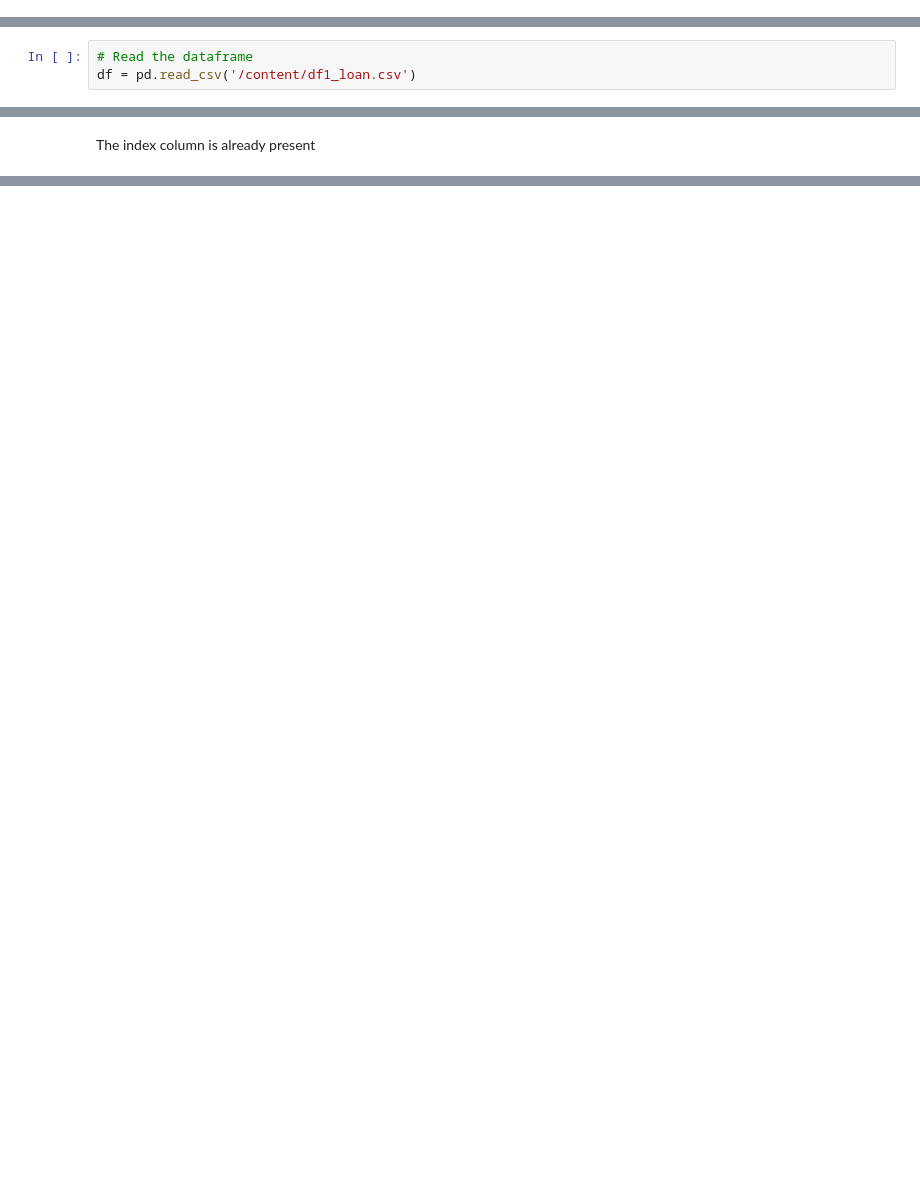
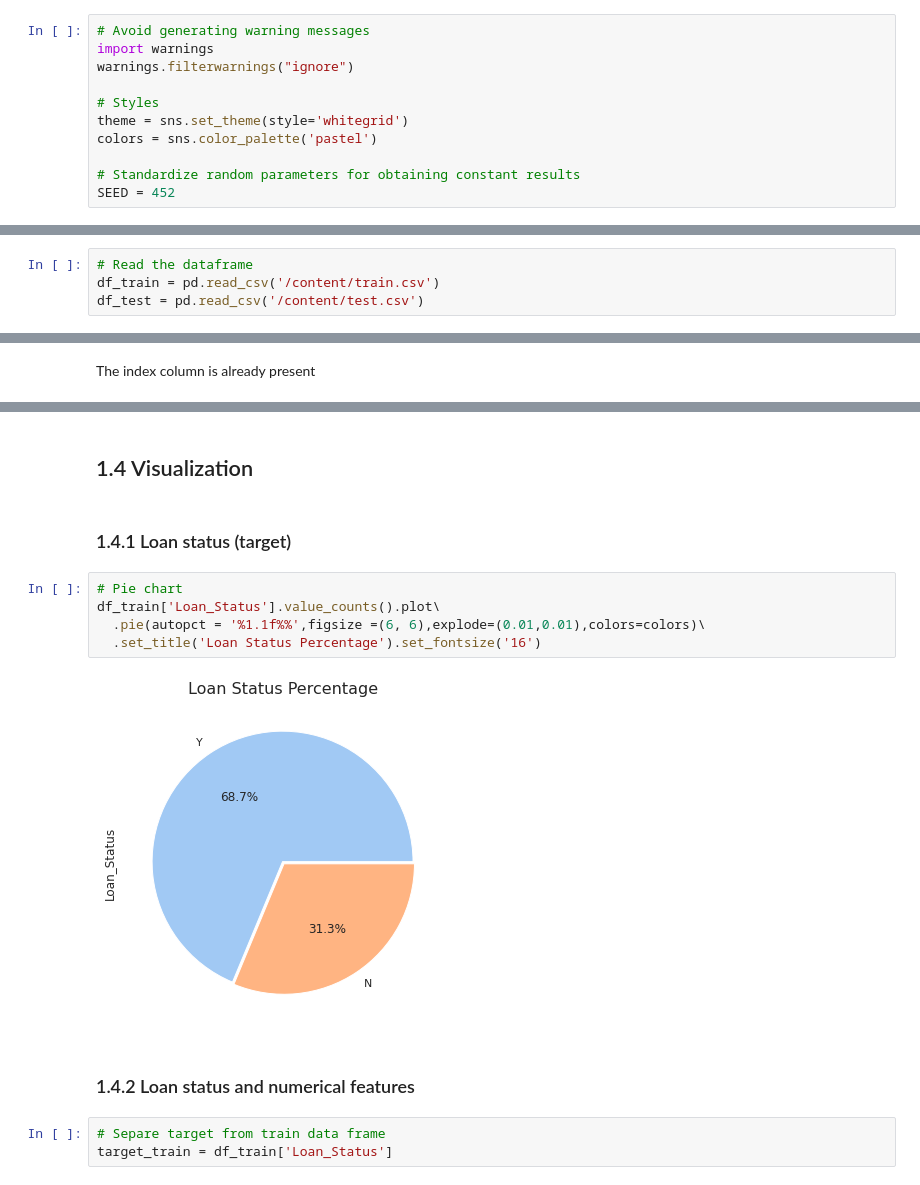
Before and after one commit to AntonioLunardi/Loan-Classification-Prediction-Competition-Case, a Jupyter notebook: Bank_loan_classification_analysis.ipynb, the cells around one changed output, grey strips where cells are left out. Cells and saved outputs as stored; diff of their text form; blank space fills up the shorter version.

```diff
--- a/Bank_loan_classification_analysis.ipynb
+++ b/Bank_loan_classification_analysis.ipynb
@@ -5,0 +32,11 @@
+# %%
+# Avoid generating warning messages
+import warnings
+warnings.filterwarnings("ignore")
+
+# Styles
+theme = sns.set_theme(style='whitegrid')
+colors = sns.color_palette('pastel')
+
+# Standardize random parameters for obtaining constant results
+SEED = 452
@@ -33,3 +47,4 @@ SEED = 452
 # %%
 # Read the dataframe
-df = pd.read_csv('/content/df1_loan.csv')
+df_train = pd.read_csv('/content/train.csv')
+df_test = pd.read_csv('/content/test.csv')
@@ -576,0 +144,16 @@ As it could be noticed, the model with best accuracy was the Decision Tree Class
+# %% [markdown]
+## 1.4 Visualization
+# %% [markdown]
+### 1.4.1 Loan status (target)
+# %%
+# Pie chart
+df_train['Loan_Status'].value_counts().plot\
+  .pie(autopct = '%1.1f%%',figsize =(6, 6),explode=(0.01,0.01),colors=colors)\
+  .set_title('Loan Status Percentage').set_fontsize('16')
+# %% [output]
+[figure, added]
+# %% [markdown]
+### 1.4.2 Loan status and numerical features
+# %%
+# Separe target from train data frame
+target_train = df_train['Loan_Status']
```
Also changed, not shown: parts of 168 cells of this notebook.
